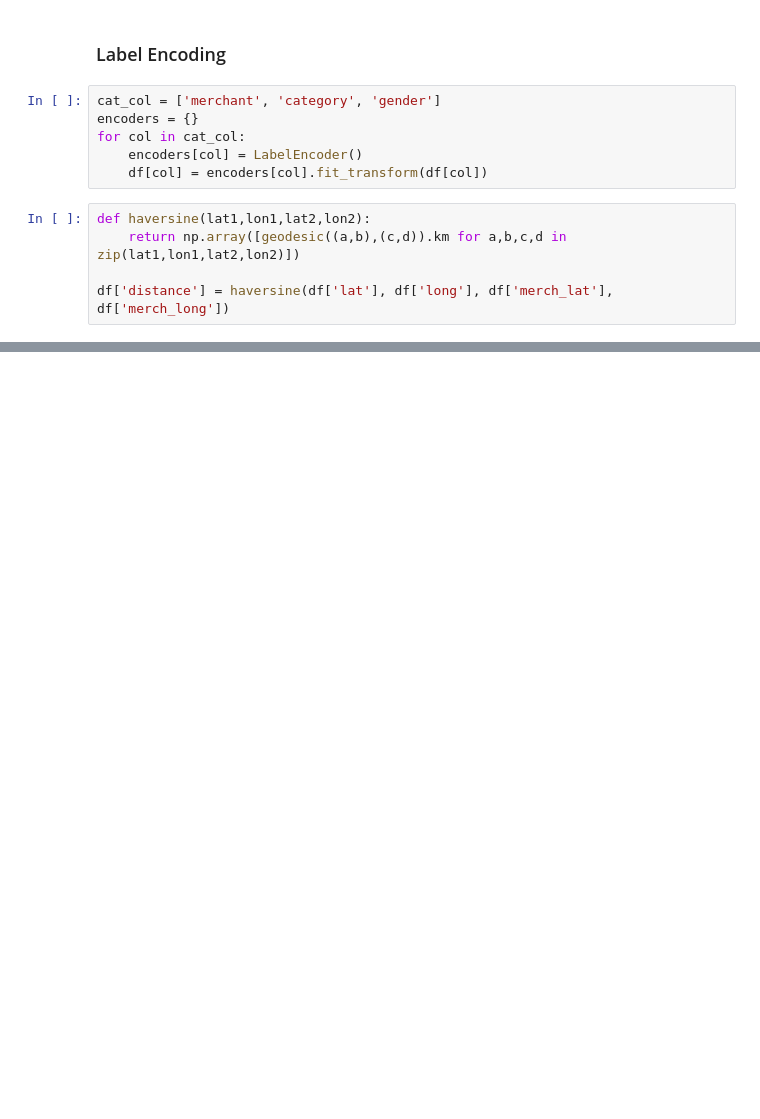
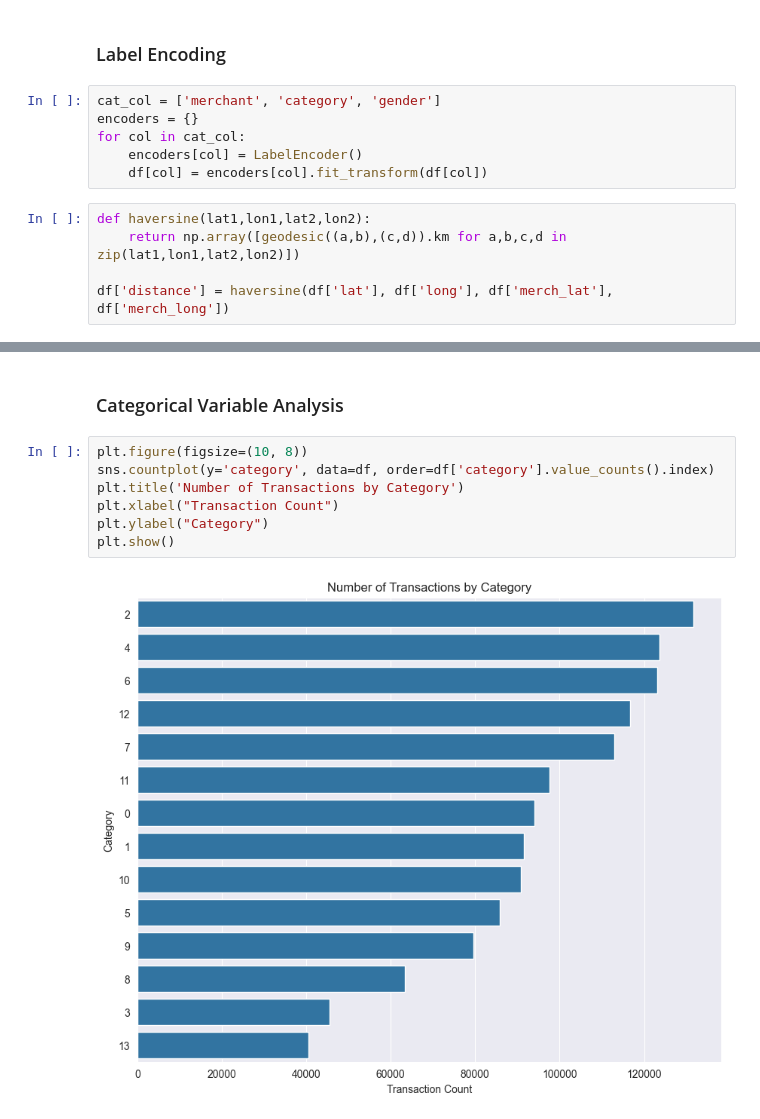
Before and after one commit to klinq16/CreditCardFraudDetection, a Jupyter notebook: src_code/model.ipynb, the cells around one changed output, grey strips where cells are left out. Cells and saved outputs as stored; diff of their text form; blank space fills up the shorter version.

```diff
--- a/src_code/model.ipynb
+++ b/src_code/model.ipynb
@@ -156,0 +200,11 @@ df.head ()
+# %% [markdown]
+### Categorical Variable Analysis
+# %%
+plt.figure(figsize=(10, 8))
+sns.countplot(y='category', data=df, order=df['category'].value_counts().index)
+plt.title('Number of Transactions by Category')
+plt.xlabel("Transaction Count")
+plt.ylabel("Category")
+plt.show()
+# %% [output]
+[figure, added]
```
Also changed, not shown: parts of 10 cells of this notebook.
